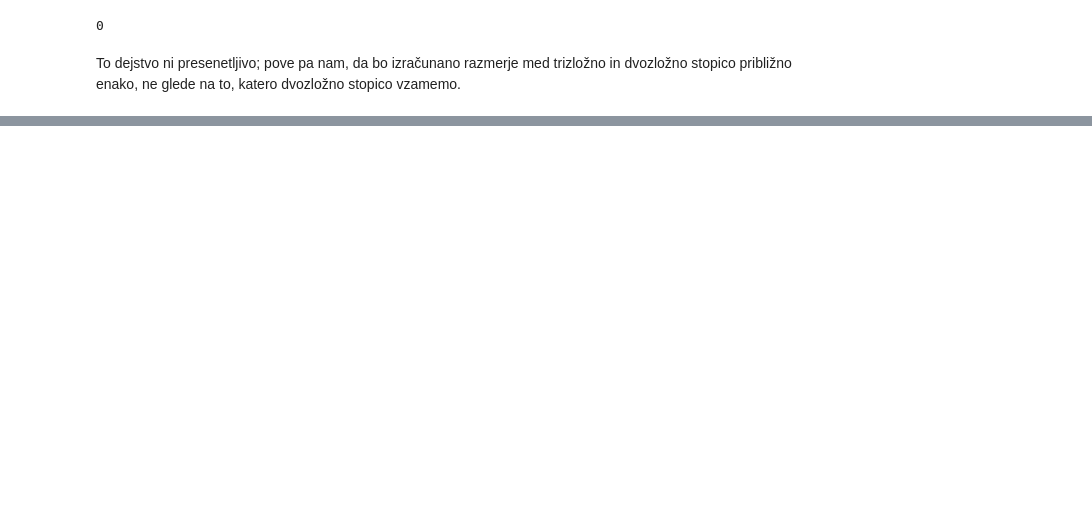
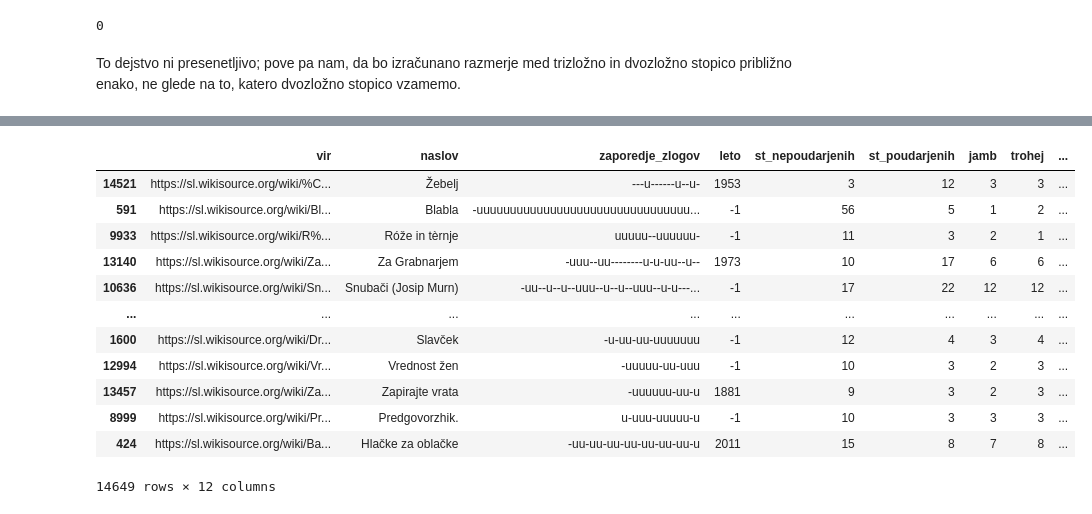
Before and after one commit to k3ap/prog1-projektna-naloga, a Jupyter notebook: analiza.ipynb, the cells around one changed output, grey strips where cells are left out. Cells and saved outputs as stored; diff of their text form; code cells hidden in the pictures; blank space fills up the shorter version.

```diff
--- a/analiza.ipynb
+++ b/analiza.ipynb
@@ -384,0 +381,16 @@ zanimivi[zanimivi.naslov == "Na vrhe obešen"]
+# %%
+zanimivi.sort_values(by="ramfibrah")
+# %% [output]
+|  | vir | naslov | zaporedje_zlogov | leto | st_nepoudarjenih | st_poudarjenih | jamb | trohej | ... |
+| 14521 | https://sl.wikisource.org/wiki/%C... | Žebelj | ---u------u--u- | 1953 | 3 | 12 | 3 | 3 | ... |
+| 591 | https://sl.wikisource.org/wiki/Bl... | Blabla | -uuuuuuuuuuuuuuuuuuuuuuuuuuuuuuuu... | -1 | 56 | 5 | 1 | 2 | ... |
+| 9933 | https://sl.wikisource.org/wiki/R%... | Róže in tèrnje | uuuuu--uuuuuu- | -1 | 11 | 3 | 2 | 1 | ... |
+| 13140 | https://sl.wikisource.org/wiki/Za... | Za Grabnarjem | -uuu--uu--------u-u-uu--u-- | 1973 | 10 | 17 | 6 | 6 | ... |
+| 10636 | https://sl.wikisource.org/wiki/Sn... | Snubači (Josip Murn) | -uu--u--u--uuu--u--u--uuu--u-u---... | -1 | 17 | 22 | 12 | 12 | ... |
+| ... | ... | ... | ... | ... | ... | ... | ... | ... | ... |
+| 1600 | https://sl.wikisource.org/wiki/Dr... | Slavček | -u-uu-uu-uuuuuuu | -1 | 12 | 4 | 3 | 4 | ... |
+| 12994 | https://sl.wikisource.org/wiki/Vr... | Vrednost žen | -uuuuu-uu-uuu | -1 | 10 | 3 | 2 | 3 | ... |
+| 13457 | https://sl.wikisource.org/wiki/Za... | Zapirajte vrata | -uuuuuu-uu-u | 1881 | 9 | 3 | 2 | 3 | ... |
+| 8999 | https://sl.wikisource.org/wiki/Pr... | Predgovorzhik. | u-uuu-uuuuu-u | -1 | 10 | 3 | 3 | 3 | ... |
+| 424 | https://sl.wikisource.org/wiki/Ba... | Hlačke za oblačke | -uu-uu-uu-uu-uu-uu-uu-u | 2011 | 15 | 8 | 7 | 8 | ... |
+14649 rows × 12 columns
```
Also changed, not shown: parts of 18 cells of this notebook.
